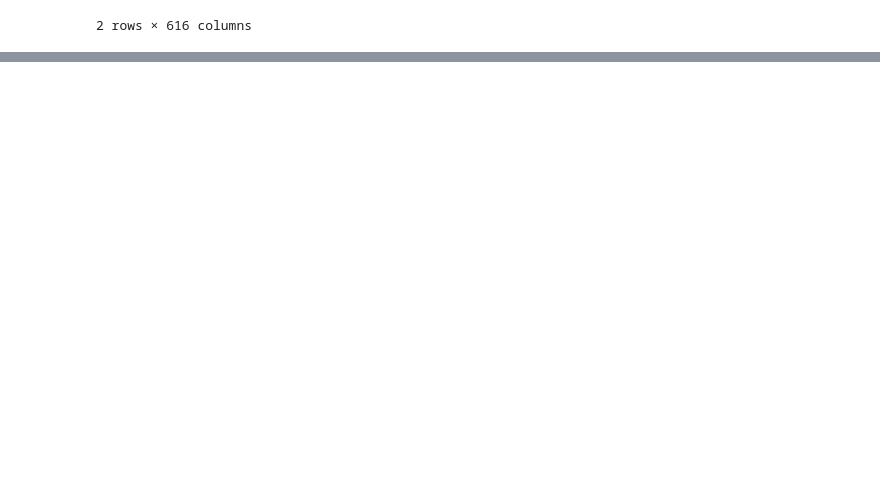
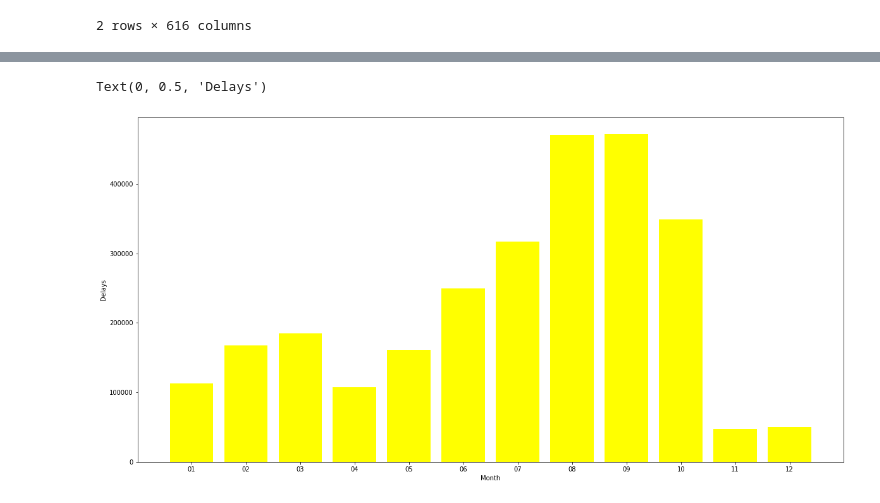
Before and after one commit to jh2851/-PR21JHKJNKSS, a Jupyter notebook: Zamude_vlakov.ipynb, the cells around one changed output, grey strips where cells are left out. Cells and saved outputs as stored; diff of their text form; code cells hidden in the pictures; blank space fills up the shorter version.

```diff
--- a/Zamude_vlakov.ipynb
+++ b/Zamude_vlakov.ipynb
@@ -177,0 +192,9 @@ df
+# %%
+plt.figure(figsize=(20, 10))
+#plt.xticks(rotation=90)
+plt.bar(sort_ts_delays_d.keys(), sort_ts_delays_d.values(),color="yellow")
+plt.xlabel("Month")
+plt.ylabel("Delays")
+# %% [output]
+Text(0, 0.5, 'Delays')
+[figure, added]
```
Also changed, not shown: parts of 10 cells of this notebook.
